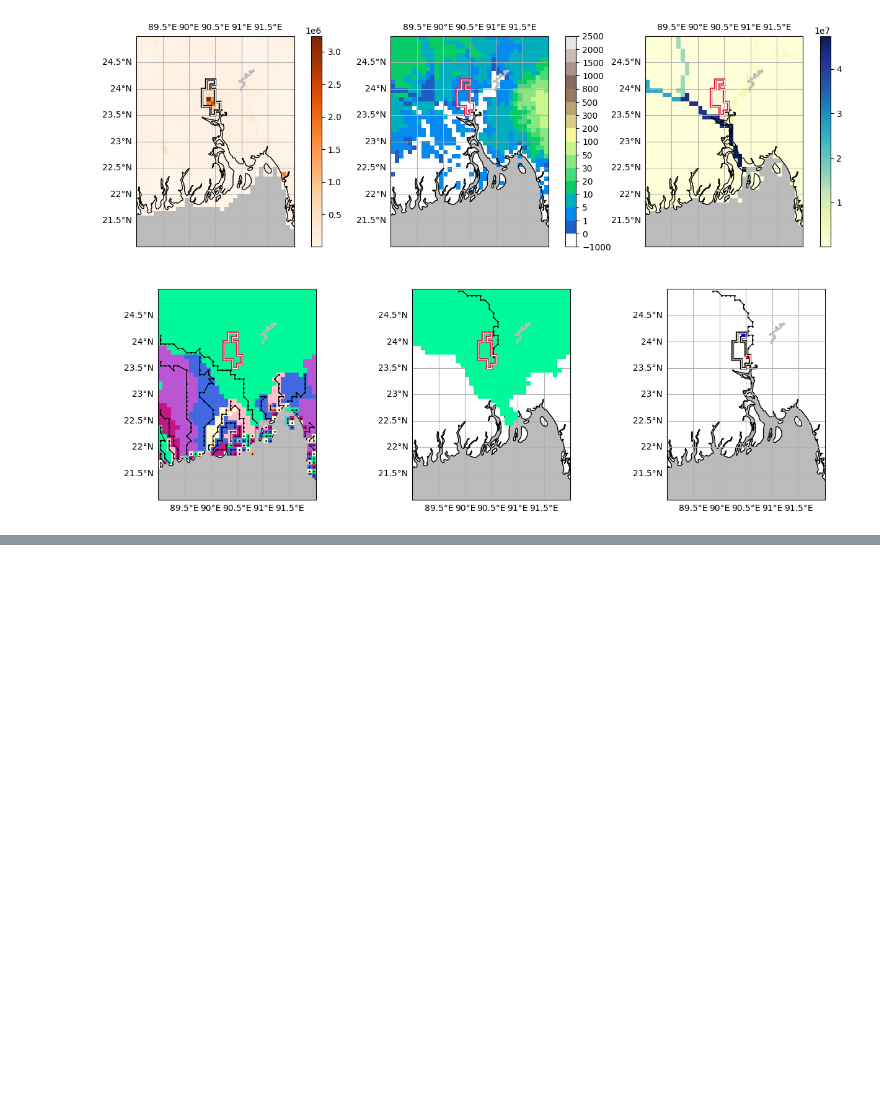
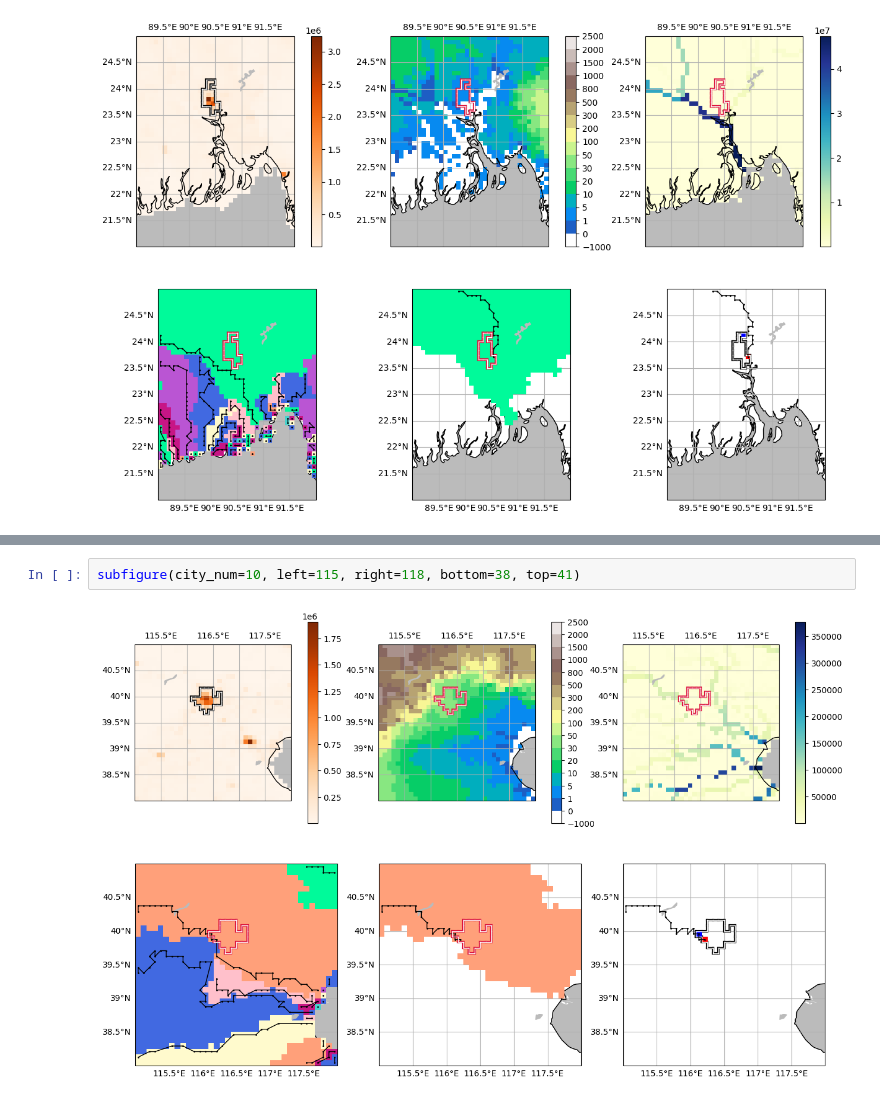
Before and after one commit to HalKiyo/h08_urban, a Jupyter notebook: region/pst/comparison_HE_2021.ipynb, the cells around one changed output, grey strips where cells are left out. Saved outputs shown, nothing was run; the diff lists cells and outputs as text; blank space fills up the shorter version.

```diff
--- a/region/pst/comparison_HE_2021.ipynb
+++ b/region/pst/comparison_HE_2021.ipynb
@@ -1125,0 +1130,4 @@ subfigure()
+# %%
+subfigure(city_num=10, left=115, right=118, bottom=38, top=41)
+# %% [output]
+[figure, added]
```
Also changed, not shown: parts of 11 cells of this notebook.
